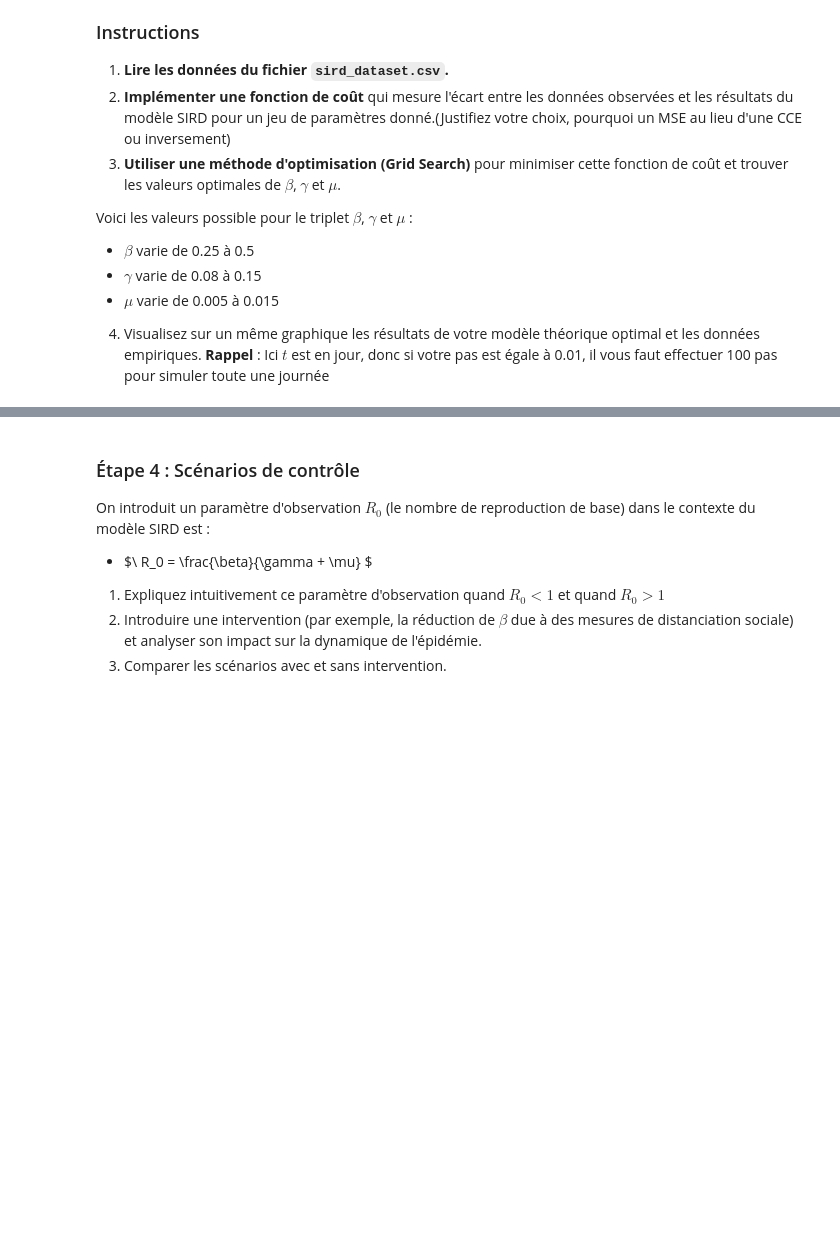
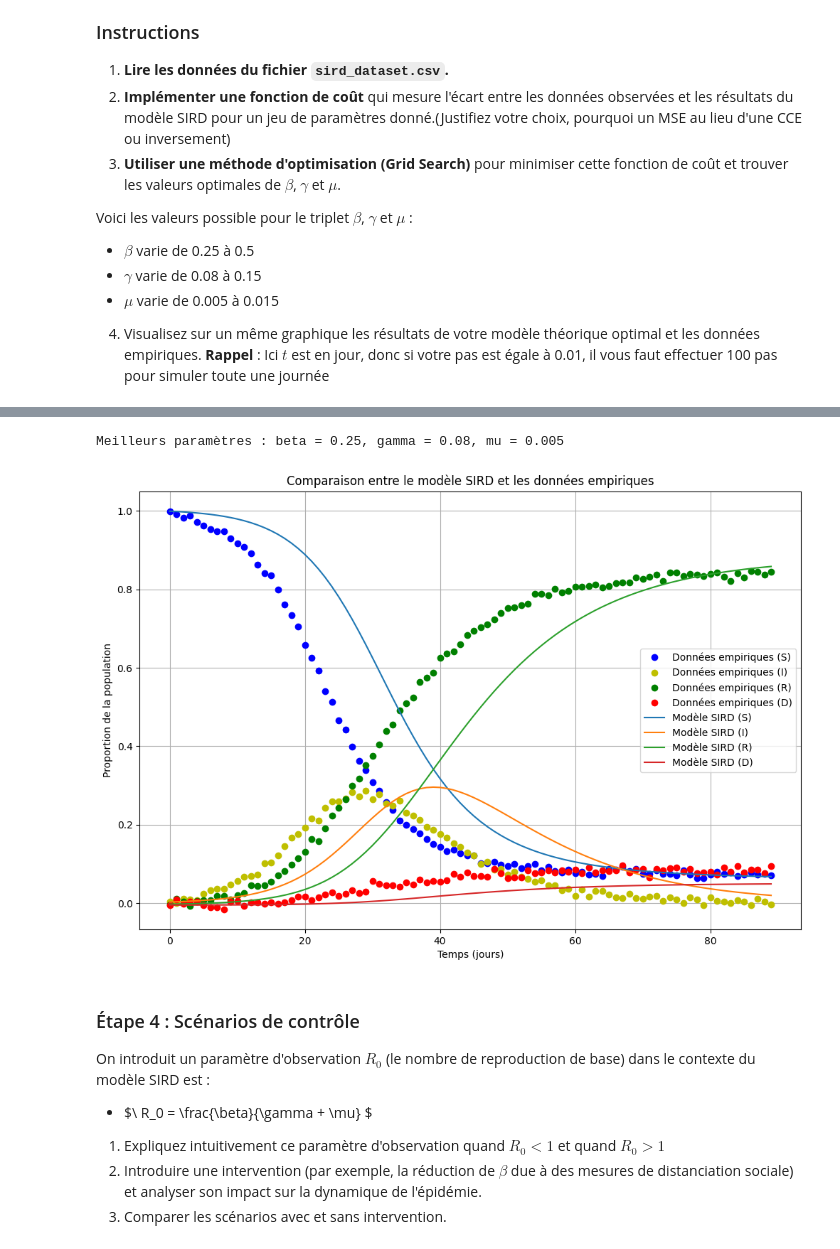
Before and after one commit to AbdessamadTzn/sird_model, a Jupyter notebook: modèle_épidémiologie_SIRD.ipynb, the cells around one changed output, grey strips where cells are left out. Cells and saved outputs as stored; diff of their text form; code cells hidden in the pictures; blank space fills up the shorter version.

```diff
--- a/modèle_épidémiologie_SIRD.ipynb
+++ b/modèle_épidémiologie_SIRD.ipynb
@@ -181,0 +133,3 @@ SyntaxError: invalid syntax (3863654676.py, line 3)
+# %%
+def sird_mse(predict_value, true_value) :
+    return np.mean((predict_value - true_value)**2)
@@ -182,3 +156,74 @@ SyntaxError: invalid syntax (3863654676.py, line 3)
+# %%
+#3
+# Grid Search
+from itertools import product
+
+def grid_search_sird(ground_truth, step, nb_days, start_day, last_day):
+
+    best_betas = np.linspace(0.25, 0.5, 10)
+    best_gammas = np.linspace(0.08, 0.15, 10)
+    best_mus = np.linspace(0.005, 0.015, 10)
+
+
+    S0 = [0.99]
+    I0 = [1]
+    R0 = [0]
+    D0 = [0]
+
+    best_mse = float('inf')
+    best_beta, best_gamma, best_mu = None, None, None
+
+
+    for beta, gamma, mu in product(best_betas, best_gammas, best_mus):
+        S_grid_search_optimise, I_grid_search_optimise, R_grid_search_optimise, D_grid_search_optimise, t_grid_search = sird_euler(S0, I0, R0, D0, beta, gamma, mu)
+
+
+        S_grid_search_optimise = S_grid_search_optimise[start_day:last_day]
+        I_grid_search_optimise = I_grid_search_optimise[start_day:last_day]
+        R_grid_search_optimise = R_grid_search_optimise[start_day:last_day]
+        D_grid_search_optimise = D_grid_search_optimise[start_day:last_day]
+        t_grid_search = t_grid_search[start_day:last_day]
+
+        mse_grid_search_optimise = sird_mse(S_grid_search_optimise, ground_truth['Susceptibles'])+sird_mse(I_grid_search_optimise, ground_truth['Infectés'])+sird_mse(R_grid_search_optimise, ground_truth['Rétablis'])+sird_mse(D_grid_search_optimise, ground_truth['Décès'])
+
+
+        if mse_grid_search_optimise < best_mse:
+            best_mse = mse_grid_search_optimise
+            best_beta, best_gamma, best_mu = beta, gamma, mu
+
+    return best_mse, best_beta, best_gamma, best_mu
+
+best_mse, best_beta, best_gamma, best_mu = grid_search_sird(df, 0.01, 90, 0, 90)
+print(f"Meilleurs paramètres : beta = {best_beta}, gamma = {best_gamma}, mu = {best_mu}")
+# %% [output]
+Meilleurs paramètres : beta = 0.25, gamma = 0.08, mu = 0.005
+# %%
+#4
+# Simulation avec les meilleurs paramètres
+S0 = [float(df['Susceptibles'].iloc[0])]
+I0 = [float(df['Infectés'].iloc[0])]
+R0 = [float(df['Rétablis'].iloc[0])]
+D0 = [float(df['Décès'].iloc[0])]
+S, I, R, D, t = sird_euler(S0, I0, R0, D0, best_beta, best_gamma, best_mu)
+
+# Tracé des résultats
+plt.figure(figsize=(12, 8))
+plt.plot(df['Jour'], df['Susceptibles'], 'bo', label='Données empiriques (S)')
+plt.plot(df['Jour'], df['Infectés'], 'yo', label='Données empiriques (I)')
+plt.plot(df['Jour'], df['Rétablis'], 'go', label='Données empiriques (R)')
+plt.plot(df['Jour'], df['Décès'], 'ro', label='Données empiriques (D)')
+plt.plot(t, S, label='Modèle SIRD (S)')
+plt.plot(t, I, label='Modèle SIRD (I)')
+plt.plot(t, R, label='Modèle SIRD (R)')
+plt.plot(t, D, label='Modèle SIRD (D)')
+plt.xlabel('Temps (jours)')
+plt.ylabel('Proportion de la population')
+plt.title('Comparaison entre le modèle SIRD et les données empiriques')
+plt.legend()
+plt.grid()
+plt.show()
+# %% [output]
+[figure, added]
 # %% [markdown]
 ### Étape 4 : Scénarios de contrôle
 On introduit un paramètre d'observation $R_0$ (le nombre de reproduction de base) dans le contexte du modèle SIRD est :
```
Also changed, not shown: parts of 15 cells of this notebook.
